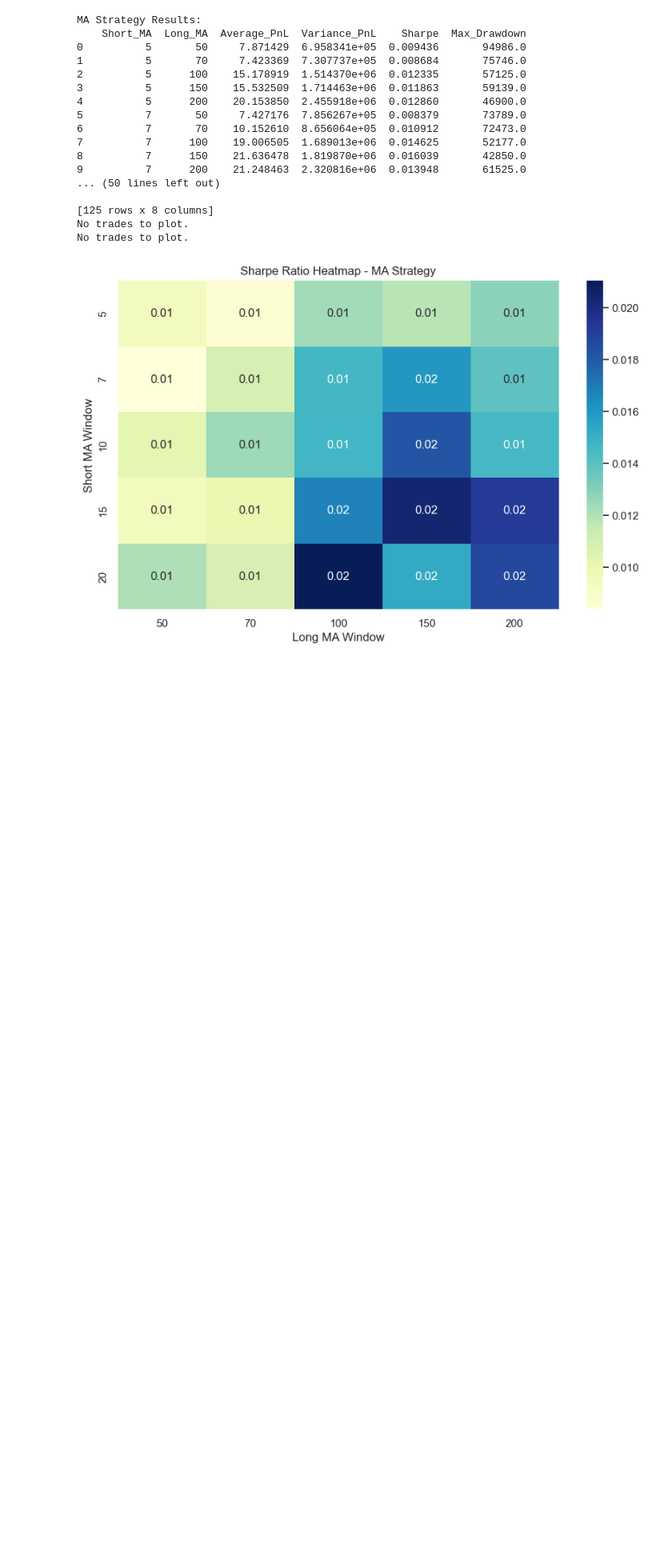
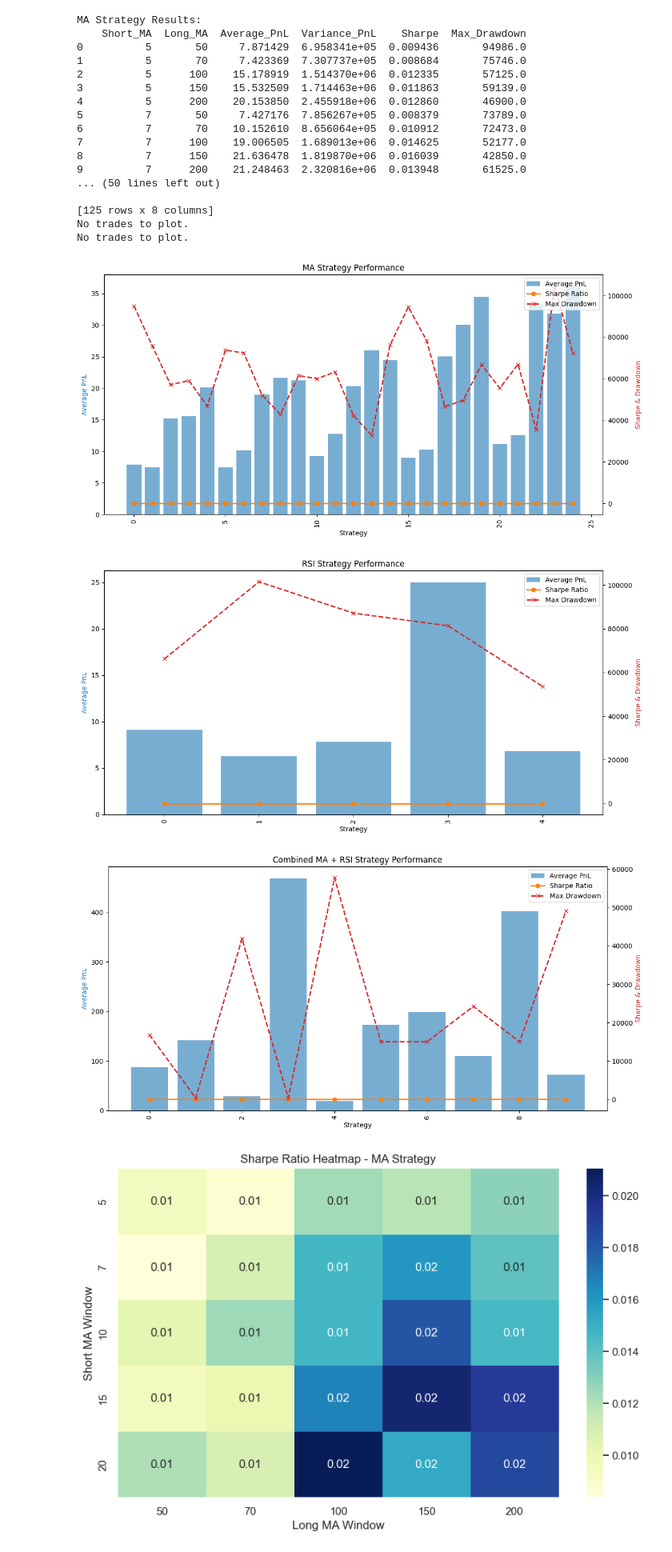
Before and after one commit to nithunrajp/APM_algo_trading, a Jupyter notebook: main.ipynb, the cells around one changed output. Shown: that part at 80% size. Saved outputs shown, nothing was run; the diff lists cells and outputs as text; code cells hidden in the pictures; blank space fills up the shorter version.

```diff
--- a/main.ipynb
+++ b/main.ipynb
@@ -687,6 +700,64 @@ MA Strategy Results:
 [125 rows x 8 columns]
 No trades to plot.
 No trades to plot.
+# %%
+import pandas as pd
+import matplotlib.pyplot as plt
+
+# MA Strategy Data
+ma_data = pd.DataFrame({
+    'Short_MA': [5,5,5,5,5,7,7,7,7,7,10,10,10,10,10,15,15,15,15,15,20,20,20,20,20],
+    'Long_MA': [50,70,100,150,200,50,70,100,150,200,50,70,100,150,200,50,70,100,150,200,50,70,100,150,200],
+    'Average_PnL': [7.87,7.42,15.17,15.53,20.15,7.42,10.15,19.00,21.63,21.24,9.24,12.75,20.33,26.02,24.42,8.97,10.26,25.07,30.03,34.44,11.13,12.53,33.41,31.82,36.19],
+    'Sharpe': [0.0094,0.0086,0.0123,0.0118,0.0128,0.0083,0.0109,0.0146,0.0160,0.0139,0.0103,0.0124,0.0147,0.0181,0.0146,0.0094,0.0100,0.0167,0.0204,0.0192,0.0121,0.0109,0.0210,0.0153,0.0187],
+    'Max_Drawdown': [94986,75746,57125,59139,46900,73789,72473,52177,42850,61525,60026,63278,42265,32820,76236,94542,78390,46573,49622,66807,55473,66962,35490,104842,72287]
+})
+
+# RSI Strategy Data
+rsi_data = pd.DataFrame({
+    'RSI_Buy': [70,75,65,80,60],
+    'RSI_Sell': [30,25,35,20,40],
+    'Average_PnL': [9.11,6.26,7.82,25.02,6.83],
+    'Sharpe': [0.0093,0.0055,0.0096,0.0118,0.0105],
+    'Max_Drawdown': [66226,101511,87143,81372,53647]
+})
+
+# Combined Strategy Data (Showing subset only for clarity)
+combined_data = pd.DataFrame({
+    'Strategy': ['5-50-70-30', '5-50-75-25', '5-50-65-35', '5-50-80-20', '5-50-60-40', '20-200-70-30', '20-200-75-25', '20-200-65-35', '20-200-80-20', '20-200-60-40'],
+    'Average_PnL': [87.32,141.33,29.29,468.54,18.79,173.08,198.93,109.96,402.37,72.20],
+    'Sharpe': [0.0384,0.0375,0.0176,0.0642,0.0119,0.0400,0.0420,0.0364,0.0632,0.0274],
+    'Max_Drawdown': [16837,387.98,41910,375.31,57751,15064,15045,24250,15022,49031]
+})
+
+# Plotting function
+def plot_strategy(data, title, pnl_col='Average_PnL', sharpe_col='Sharpe', drawdown_col='Max_Drawdown'):
+    fig, ax1 = plt.subplots(figsize=(12, 6))
+
+    ax1.set_xlabel('Strategy')
+    ax1.set_ylabel('Average PnL', color='tab:blue')
+    ax1.bar(data.index, data[pnl_col], color='tab:blue', alpha=0.6, label='Average PnL')
+
+    ax2 = ax1.twinx()
+    ax2.set_ylabel('Sharpe & Drawdown', color='tab:red')
+    ax2.plot(data.index, data[sharpe_col], color='tab:orange', marker='o', linestyle='-', linewidth=2, label='Sharpe Ratio')
+    ax2.plot(data.index, data[drawdown_col], color='tab:red', marker='x', linestyle='--', linewidth=2, label='Max Drawdown')
+
+    ax1.tick_params(axis='x', rotation=90)
+    plt.title(title)
+
+    fig.tight_layout()
+    fig.legend(loc='upper right', bbox_to_anchor=(1,1), bbox_transform=ax1.transAxes)
+    plt.show()
+
+# Visualize
+plot_strategy(ma_data, "MA Strategy Performance")
+plot_strategy(rsi_data, "RSI Strategy Performance")
+plot_strategy(combined_data, "Combined MA + RSI Strategy Performance")
+# %% [output]
+[figure, added]
+[figure, added]
+[figure, added]
 # %%
 # ===============================
 # 📊 Strategy Performance Visualizations
```
Also changed, not shown: parts of 2 cells of this notebook.
